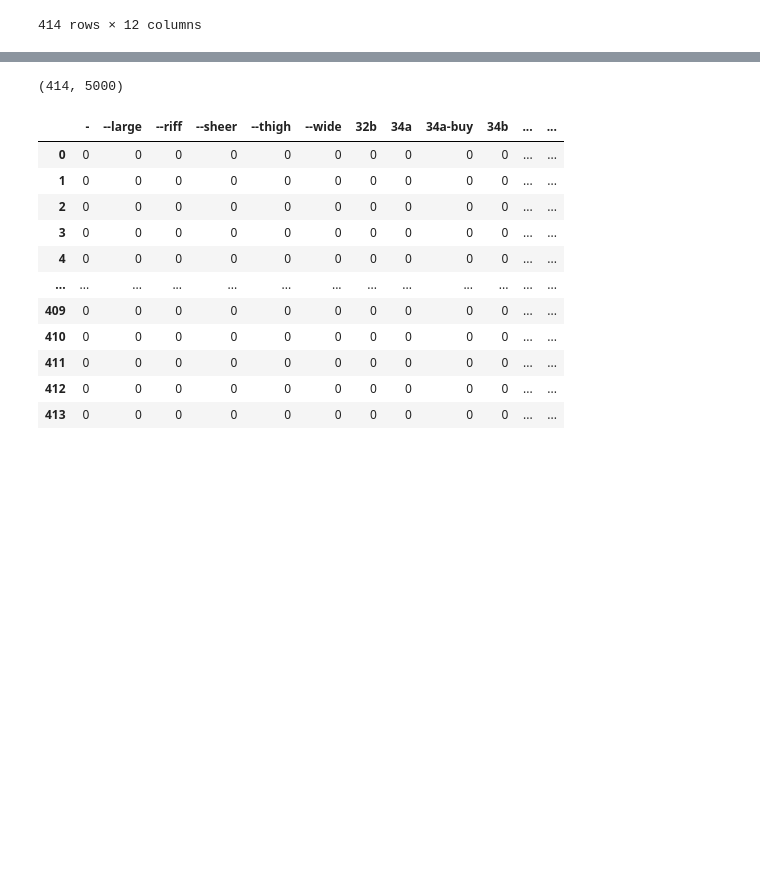
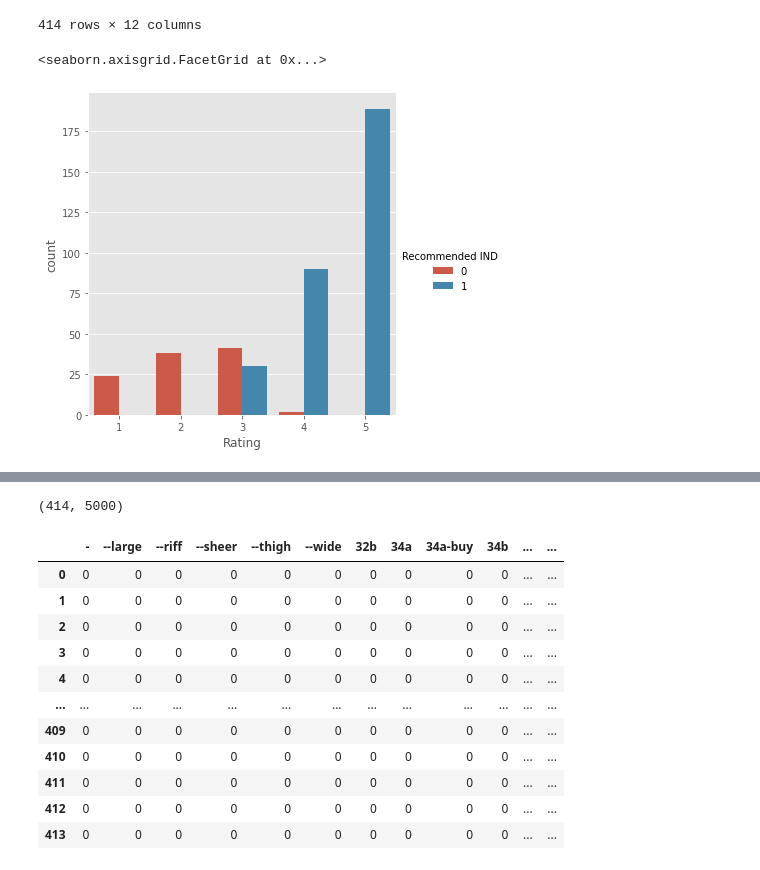
Before and after one commit to baharbiazar/E_Commerce_Reviews_Sentiment_Analysis, a Jupyter notebook: text_cleaning.ipynb, the cells around one changed output, grey strips where cells are left out. Cells and saved outputs as stored; diff of their text form; code cells hidden in the pictures; blank space fills up the shorter version.

```diff
--- a/text_cleaning.ipynb
+++ b/text_cleaning.ipynb
@@ -347,3 +382,8 @@ df_868
 | 22220 | 23054 | 868 | 50 | Flattering and comfy! | This top is my favorite of the se... | 5 | 1 | 1 | ... |
 | 22284 | 23121 | 868 | 54 | Cute | Cute design for a casual top. how... | 3 | 1 | 0 | ... |
 414 rows × 12 columns
+# %%
+sns.catplot(data=df_868, kind='count',x='Rating',hue='Recommended IND')
+# %% [output]
+<seaborn.axisgrid.FacetGrid at 0x...>
+[figure, added]
```
Also changed, not shown: parts of 16 cells of this notebook.
